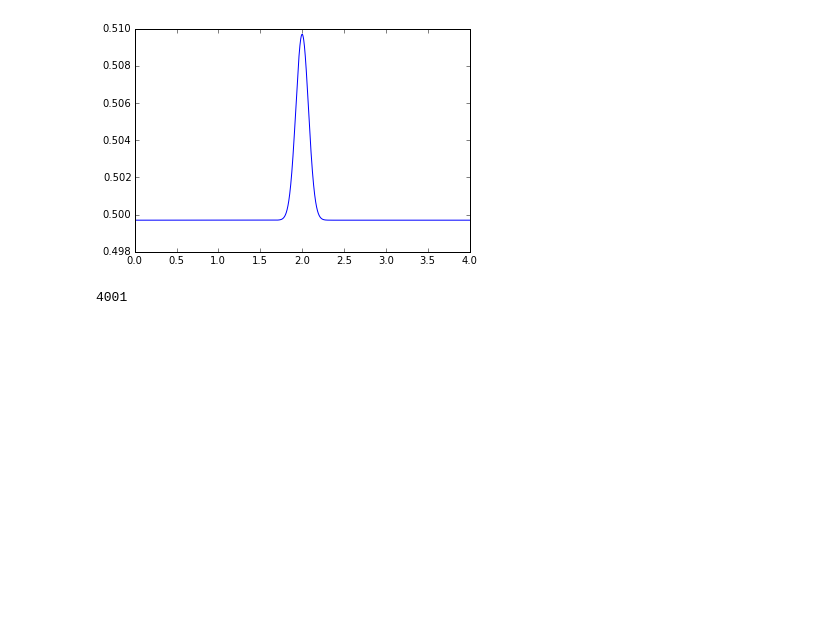
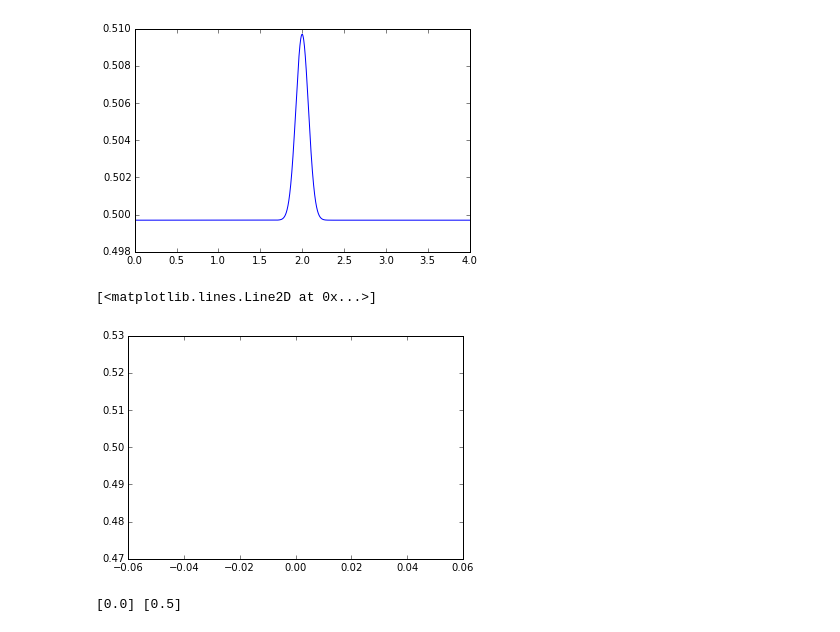
Before and after one commit to rahulporuri/computational_physics, a Jupyter notebook: rk2_simple_harmonic_oscillator.ipynb, the cells around one changed output. Drawn from its saved outputs; the diff is of its cells as text; code cells hidden in the pictures; blank space fills up the shorter version.

```diff
--- a/rk2_simple_harmonic_oscillator.ipynb
+++ b/rk2_simple_harmonic_oscillator.ipynb
@@ -399,7 +417,52 @@ plt.plot(xlist,ylist)
 # %% [output]
 [<matplotlib.lines.Line2D at 0x...>]
 [figure]
-# %%
-len(xlist)
-# %% [output]
-4001
+# %%
+#eps_min = 0.1*atto
+eps_min = 0
+eps_max = 0.5*pico
+h0 = milli
+x0 = 0.
+y0 = 0.5
+hi = h0
+xi = x0
+yi = y0
+xlist = []
+ylist = []
+xlist.append(xi)
+ylist.append(yi)
+for i in range(100):
+    k1 = f(xi,yi)
+    k2 = f(xi +hi/5 ,yi +k1*hi/5)
+    k3 = f(xi +3*hi/10 ,yi +(3*k1/40 +9*k2/40)*hi)
+    k4 = f(xi +3*hi/5 ,yi +(3*k1/10 -9*k2/10 +6*k3/5)*hi)
+    k5 = f(xi +hi ,yi +(-11*k1/54 +5*k2/2 -70*k3/27 +35*k4/27)*hi)
+    k6 = f(xi +7*hi/8 ,yi +(1631*k1/55296 +175*k2/512 +575*k3/13824 +44275*k4/110592 +253*k5/4096)*hi)
+    rk4_Y_est = yi +(37*k1/378 +250*k3/621 +125*k4/594 +512*k6/1771)*hi
+    rk5_Y_est = yi +(2825*k1/27648 +18575*k3/48384 +13525*k4/55296 +277*k5/14336 +k6/4)*hi
+    if np.fabs(rk4_Y_est-rk5_Y_est) < eps_min :
+        print 'the difference is', np.fabs(rk4_Y_est-rk5_Y_est)
+        hi = hi*(eps_min*hi/np.fabs(rk4_Y_est-rk5_Y_est))**(1/4)
+        print 'we incremented step size at', i
+        print 'to', hi
+        # we increase step size
+    if np.fabs(rk4_Y_est-rk5_Y_est) > eps_max :
+        hi = hi*(eps_max*h/np.fabs(rk4_Y_est-rk5_Y_est))**(1/4)
+        print 'we decreased step size'
+        print 'to', hi
+        # we decrease step size
+    if eps_max > np.fabs(rk4_Y_est-rk5_Y_est) > eps_min :
+        yi = rk4_Y_est
+        xi = xi+hi
+        xlist.append(xi)
+        ylist.append(yi)
+        print 'the increment is', hi, 'at step', i
+# %%
+plt.plot(xlist,ylist)
+# %% [output]
+[<matplotlib.lines.Line2D at 0x...>]
+[figure, added]
+# %%
+print xlist, ylist
+# %% [output]
+[0.0] [0.5]
```
Also changed, not shown: parts of 3 cells of this notebook.
